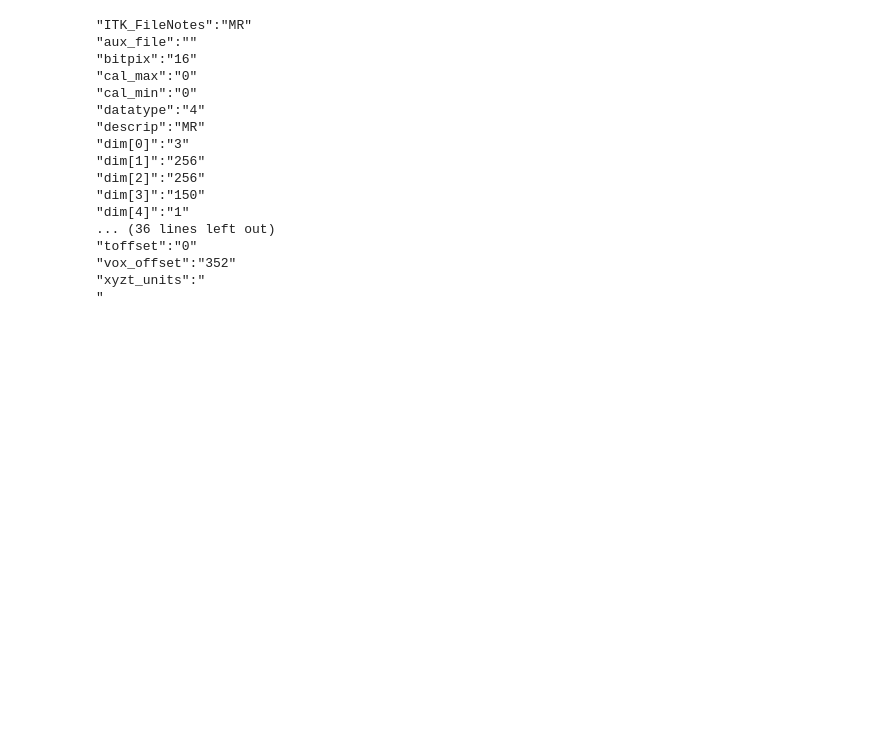
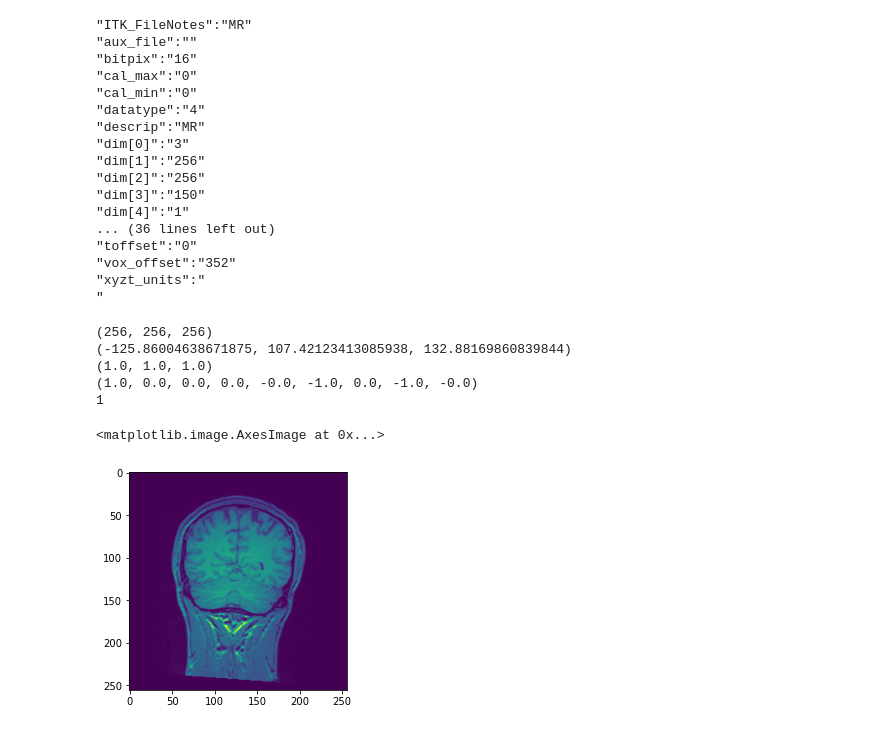
Before and after one commit to Arturgnr/medical, a Jupyter notebook: notebooks/01_Przegladanie_plikow.ipynb, the cells around one changed output. Saved outputs shown, nothing was run; the diff lists cells and outputs as text; code cells hidden in the pictures; blank space fills up the shorter version.

```diff
--- a/notebooks/01_Przegladanie_plikow.ipynb
+++ b/notebooks/01_Przegladanie_plikow.ipynb
@@ -16,8 +16,8 @@ aseg_iter_path = iter_data_path + "\\ASEG.nii"
 wmparc_iter_path = iter_data_path + "\\WMPARC.nii"
 # %%
 sitk_t1 = sitk.ReadImage(t1_iter_path)
-sitk_aseg = sitk.ReadImage(t1_iter_path)
-sitk_wmparc = sitk.ReadImage(t1_iter_path)
+sitk_aseg = sitk.ReadImage(aseg_iter_path)
+sitk_wmparc = sitk.ReadImage(wmparc_iter_path)
 # %%
 t1 = sitk.GetArrayFromImage(sitk_t1)
 # %%
@@ -91,3 +97,16 @@ for key in sitk_t1.GetMetaDataKeys():
 "vox_offset":"352"
 "xyzt_units":"
 "
+# %%
+#interpolator = sitk.sitkLinear
+interpolator = sitk.sitkNearestNeighbor
+#ransform = sitk.ReadTransform(t2_iter_path)
+
+def resample_to_reference(image: sitk.Image, reference: sitk.Image, transform: sitk.Transform = sitk.Transform(),
+                          interpolator=sitk.sitkBSpline):
+        r = sitk.ResampleImageFilter()
+        r.SetReferenceImage(reference)
+        r.SetTransform(transform)
+        r.SetInterpolator(interpolator)
+        return r.Execute(image)
+sitk_resampled_image = resample_to_reference(sitk_t1, sitk_aseg)
@@ -93,0 +116,24 @@ for key in sitk_t1.GetMetaDataKeys():
+# %%
+print(sitk_resampled_image.GetSize())
+print(sitk_resampled_image.GetOrigin())
+print(sitk_resampled_image.GetSpacing())
+print(sitk_resampled_image.GetDirection())
+print(sitk_resampled_image.GetNumberOfComponentsPerPixel())
+# %% [output]
+(256, 256, 256)
+(-125.86004638671875, 107.42123413085938, 132.88169860839844)
+(1.0, 1.0, 1.0)
+(1.0, 0.0, 0.0, 0.0, -0.0, -1.0, 0.0, -1.0, -0.0)
+1
+# %%
+resampled_image = sitk.GetArrayFromImage(sitk_resampled_image)
+aseg_image = sitk.GetArrayFromImage(sitk_aseg)
+wmparc_image = sitk.GetArrayFromImage(sitk_wmparc)
+# %%
+resampled_image.shape
+import matplotlib.pyplot as plt
+resampled_image_value = np.where(resampled_image<0, 0, resampled_image)
+plt.imshow(resampled_image_value[76,:,:])
+# %% [output]
+<matplotlib.image.AxesImage at 0x...>
+[figure, added]
```
Also changed, not shown: parts of 22 cells of this notebook, 1 other file.
